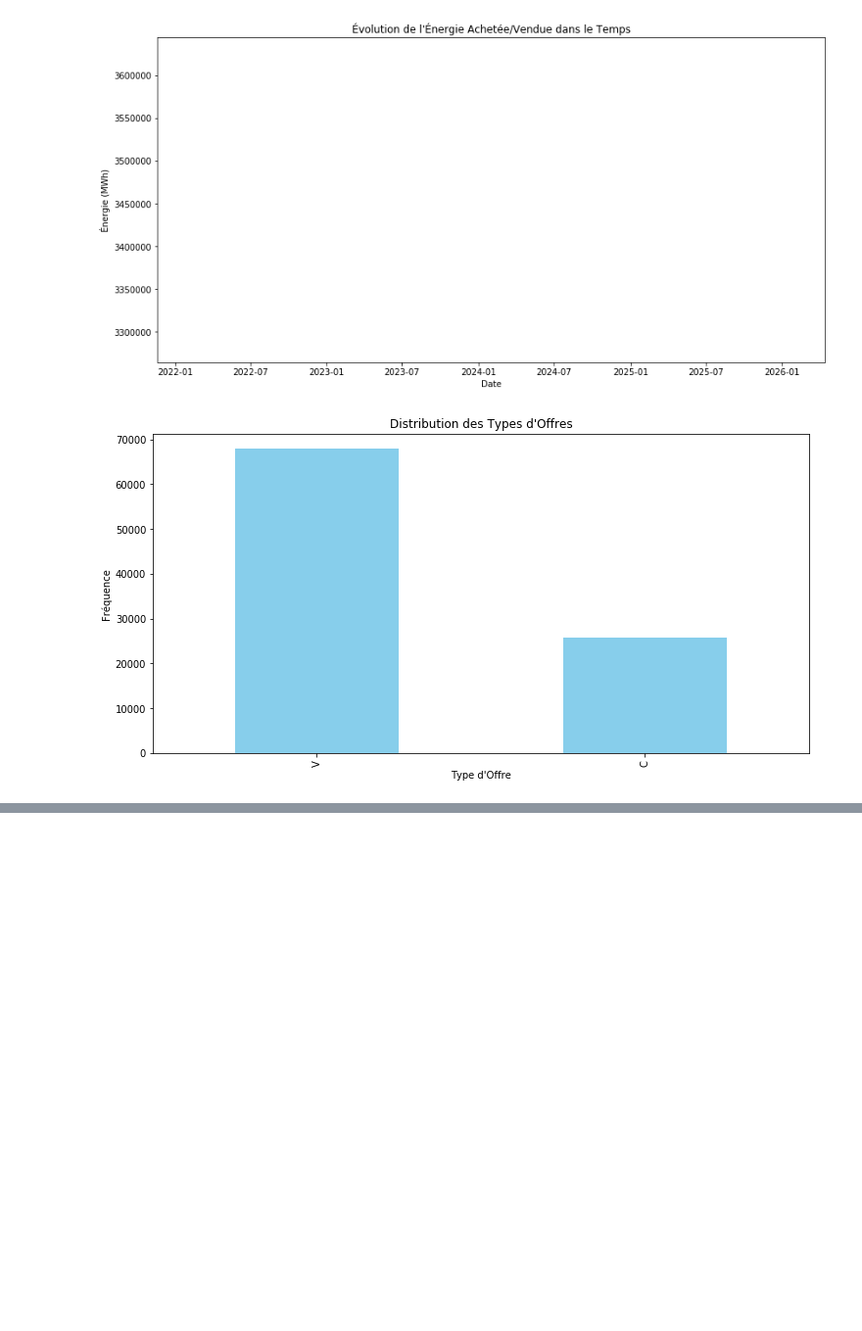
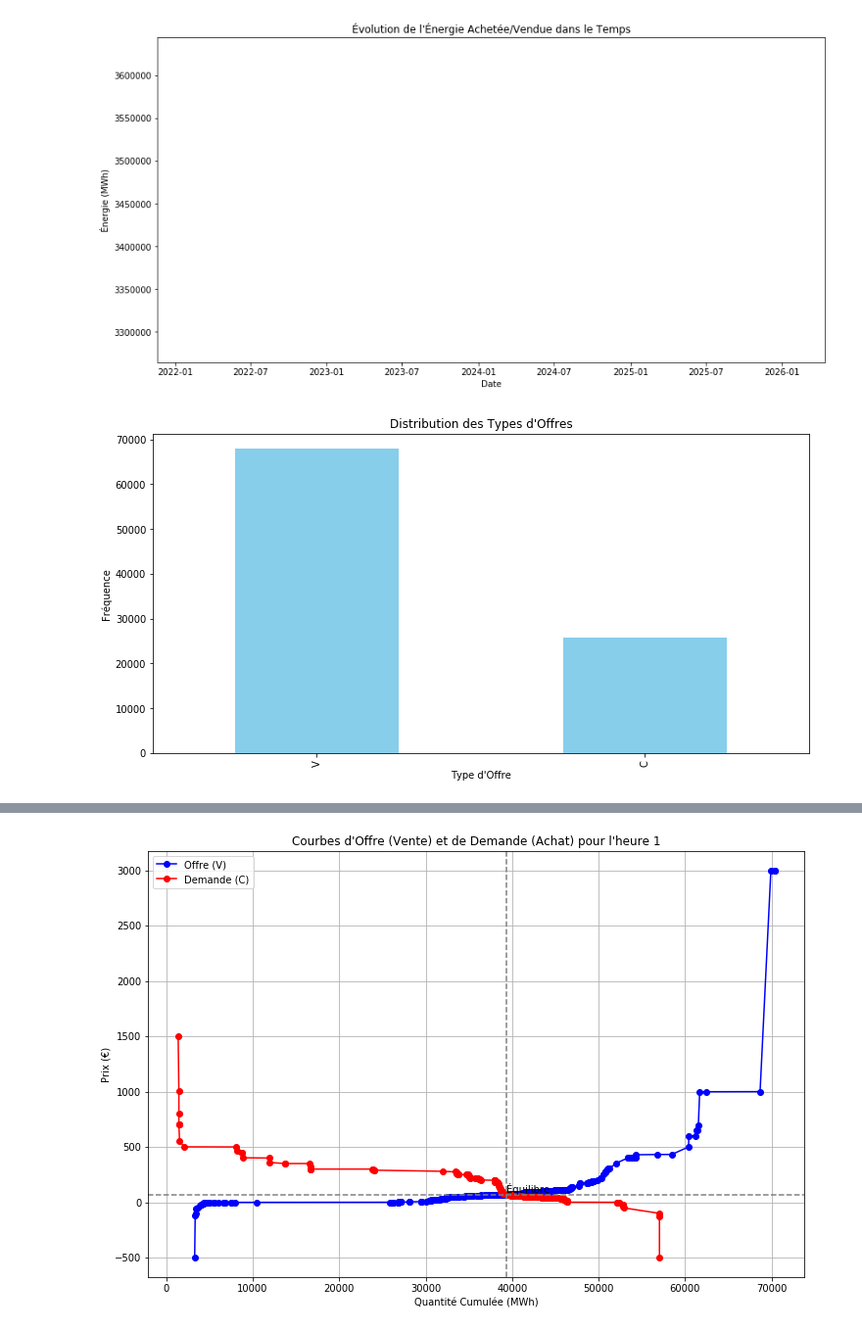
Before and after one commit to joseluissanchezr/analisis_datos, a Jupyter notebook: Grupo_3/visualisation.ipynb, the cells around one changed output, grey strips where cells are left out. Shown at 98% size. Saved outputs shown, nothing was run; the diff lists cells and outputs as text; code cells hidden in the pictures; blank space fills up the shorter version.

```diff
--- a/Grupo_3/visualisation.ipynb
+++ b/Grupo_3/visualisation.ipynb
@@ -119,0 +186,54 @@ plt.show()
+# %%
+from scipy import interpolate
+import numpy as np
+
+# Filtrer les données pour une heure spécifique, par exemple 'Hora 1'
+hora_fixe = 1  # Vous pouvez changer cette valeur pour d'autres heures
+df_hora = df[df['Hora'] == hora_fixe]
+
+# Filtrer les données pour séparer les types d'offres de vente (V) et d'achat (C)
+offre = df_hora[df_hora['Tipo Oferta'] == 'V']
+demande = df_hora[df_hora['Tipo Oferta'] == 'C']
+
+# Agréger les données par quantité cumulée et calculer le prix moyen pour chaque quantité cumulée
+offre_aggregated = offre.groupby('Precio Compra/Venta')['Energía Compra/Venta'].sum().reset_index()
+demande_aggregated = demande.groupby('Precio Compra/Venta')['Energía Compra/Venta'].sum().reset_index()
+
+# Trier les données pour que l'offre soit croissante et la demande décroissante
+offre_aggregated = offre_aggregated.sort_values(by='Precio Compra/Venta')
+demande_aggregated = demande_aggregated.sort_values(by='Precio Compra/Venta', ascending=False)
+
+# Calculer la quantité cumulée pour l'offre et la demande
+offre_aggregated['Quantité Cumulée'] = offre_aggregated['Energía Compra/Venta'].cumsum()
+demande_aggregated['Quantité Cumulée'] = demande_aggregated['Energía Compra/Venta'].cumsum()
+
+# Tracer les courbes d'offre et de demande
+plt.figure(figsize=(12, 8))
+
+plt.plot(offre_aggregated['Quantité Cumulée'], offre_aggregated['Precio Compra/Venta'], label='Offre (V)', color='blue', marker='o')
+plt.plot(demande_aggregated['Quantité Cumulée'], demande_aggregated['Precio Compra/Venta'], label='Demande (C)', color='red', marker='o')
+
+plt.title(f"Courbes d'Offre (Vente) et de Demande (Achat) pour l'heure {hora_fixe}")
+plt.xlabel('Quantité Cumulée (MWh)')
+plt.ylabel('Prix (€)')
+plt.legend()
+plt.grid(True)
+
+# Trouver le point d'intersection (approximatif)
+# Créer des fonctions d'interpolation
+offre_interpol = interpolate.interp1d(offre_aggregated['Quantité Cumulée'], offre_aggregated['Precio Compra/Venta'], bounds_error=False, fill_value="extrapolate")
+demande_interpol = interpolate.interp1d(demande_aggregated['Quantité Cumulée'], demande_aggregated['Precio Compra/Venta'], bounds_error=False, fill_value="extrapolate")
+
+# Trouver la quantité où les prix sont égaux (approximation)
+quantities = np.linspace(max(offre_aggregated['Quantité Cumulée'].min(), demande_aggregated['Quantité Cumulée'].min()),
+                         min(offre_aggregated['Quantité Cumulée'].max(), demande_aggregated['Quantité Cumulée'].max()), 500)
+intersection_qty = quantities[np.abs(offre_interpol(quantities) - demande_interpol(quantities)).argmin()]
+intersection_price = offre_interpol(intersection_qty)
+
+plt.axvline(x=intersection_qty, color='gray', linestyle='--')
+plt.axhline(y=intersection_price, color='gray', linestyle='--')
+plt.text(intersection_qty, intersection_price, 'Équilibre', horizontalalignment='left', verticalalignment='bottom')
+
+plt.show()
+# %% [output]
+[figure, added]
```
Also changed, not shown: parts of 6 cells of this notebook.
